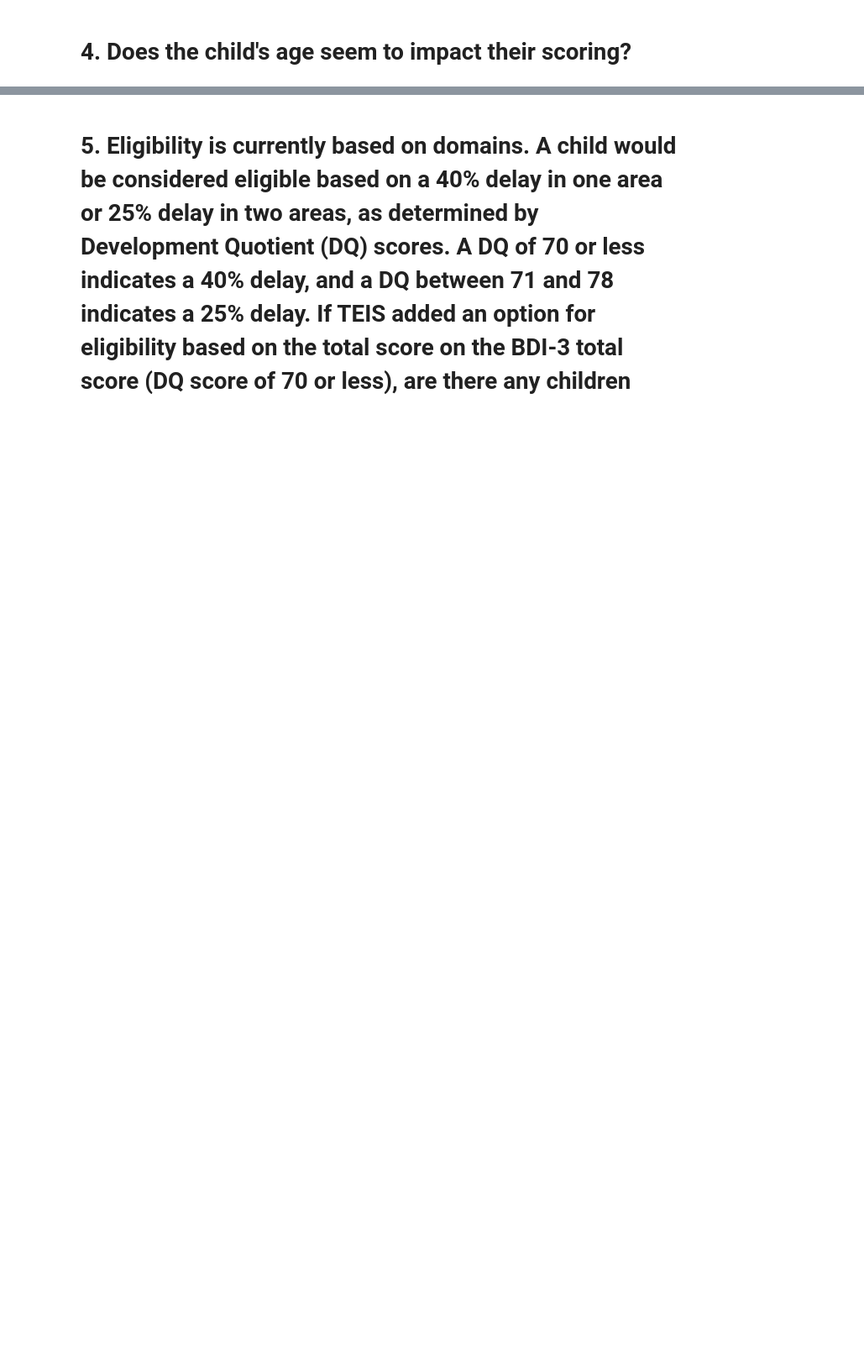
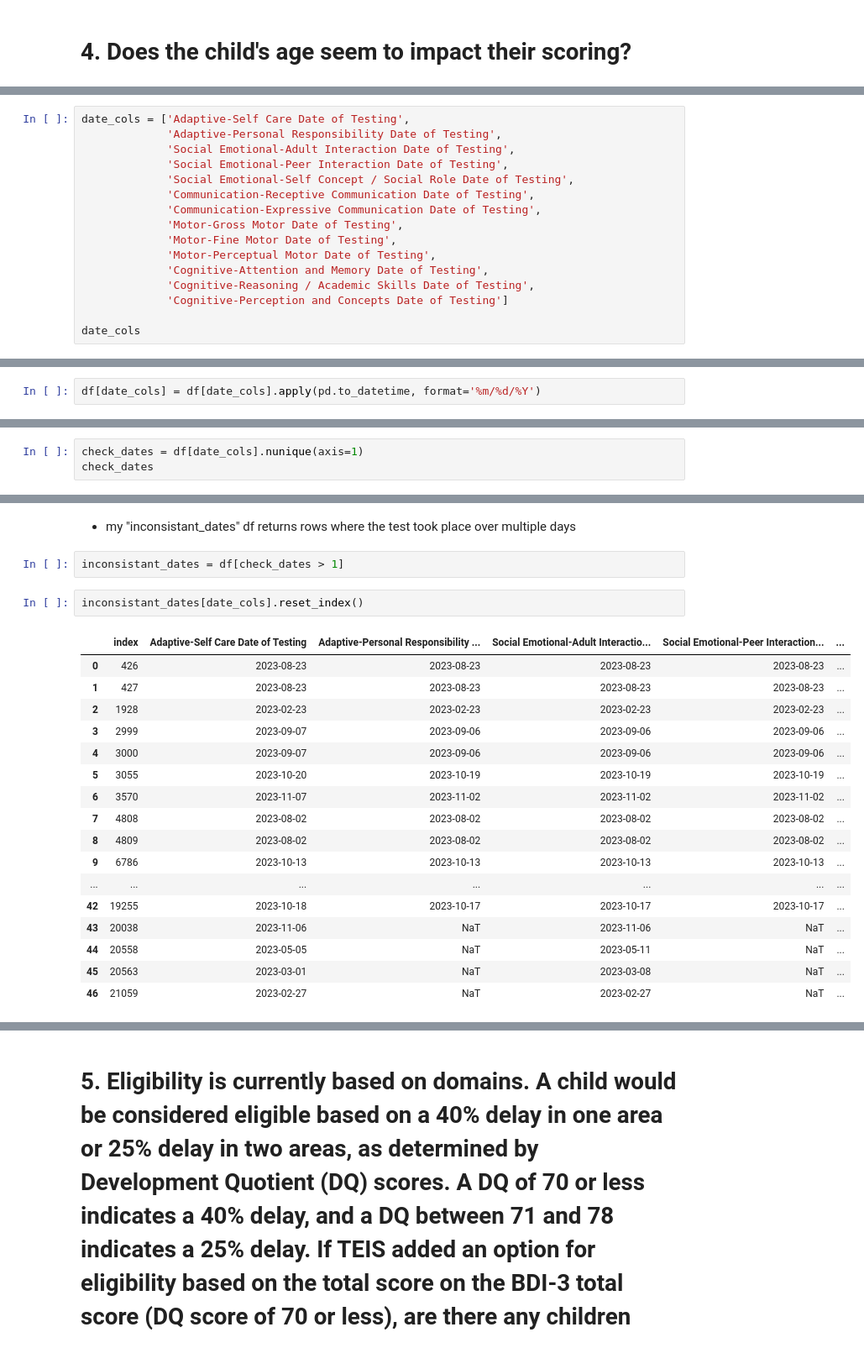
Before and after one commit to NSS-Data-Analytics-Cohort-17/partner-project-brazil, a Jupyter notebook: chloe_TEIS BDI-3 Analysis.ipynb, the cells around one changed output, grey strips where cells are left out. Shown at 84% size. Cells and saved outputs as stored; diff of their text form; blank space fills up the shorter version.

```diff
--- a/chloe_TEIS BDI-3 Analysis.ipynb
+++ b/chloe_TEIS BDI-3 Analysis.ipynb
@@ -270,0 +463,16 @@ expressive.figure.savefig('expressiv_comm.jpg')
+# %%
+date_cols = ['Adaptive-Self Care Date of Testing',
+             'Adaptive-Personal Responsibility Date of Testing',
+             'Social Emotional-Adult Interaction Date of Testing',
+             'Social Emotional-Peer Interaction Date of Testing',
+             'Social Emotional-Self Concept / Social Role Date of Testing',
+             'Communication-Receptive Communication Date of Testing',
+             'Communication-Expressive Communication Date of Testing',
+             'Motor-Gross Motor Date of Testing',
+             'Motor-Fine Motor Date of Testing',
+             'Motor-Perceptual Motor Date of Testing',
+             'Cognitive-Attention and Memory Date of Testing',
+             'Cognitive-Reasoning / Academic Skills Date of Testing',
+             'Cognitive-Perception and Concepts Date of Testing']
+
+date_cols
@@ -270,0 +495,2 @@ expressive.figure.savefig('expressiv_comm.jpg')
+# %%
+df[date_cols] = df[date_cols].apply(pd.to_datetime, format='%m/%d/%Y')
@@ -270,0 +535,3 @@ expressive.figure.savefig('expressiv_comm.jpg')
+# %%
+check_dates = df[date_cols].nunique(axis=1)
+check_dates
@@ -270,0 +551,24 @@ expressive.figure.savefig('expressiv_comm.jpg')
+# %% [markdown]
+- my "inconsistant_dates" df returns rows where the test took place over multiple days
+# %%
+inconsistant_dates = df[check_dates > 1]
+# %%
+inconsistant_dates[date_cols].reset_index()
+# %% [output]
+|  | index | Adaptive-Self Care Date of Testing | Adaptive-Personal Responsibility ... | Social Emotional-Adult Interactio... | Social Emotional-Peer Interaction... | ... |
+| 0 | 426 | 2023-08-23 | 2023-08-23 | 2023-08-23 | 2023-08-23 | ... |
+| 1 | 427 | 2023-08-23 | 2023-08-23 | 2023-08-23 | 2023-08-23 | ... |
+| 2 | 1928 | 2023-02-23 | 2023-02-23 | 2023-02-23 | 2023-02-23 | ... |
+| 3 | 2999 | 2023-09-07 | 2023-09-06 | 2023-09-06 | 2023-09-06 | ... |
+| 4 | 3000 | 2023-09-07 | 2023-09-06 | 2023-09-06 | 2023-09-06 | ... |
+| 5 | 3055 | 2023-10-20 | 2023-10-19 | 2023-10-19 | 2023-10-19 | ... |
+| 6 | 3570 | 2023-11-07 | 2023-11-02 | 2023-11-02 | 2023-11-02 | ... |
+| 7 | 4808 | 2023-08-02 | 2023-08-02 | 2023-08-02 | 2023-08-02 | ... |
+| 8 | 4809 | 2023-08-02 | 2023-08-02 | 2023-08-02 | 2023-08-02 | ... |
+| 9 | 6786 | 2023-10-13 | 2023-10-13 | 2023-10-13 | 2023-10-13 | ... |
+| ... | ... | ... | ... | ... | ... | ... |
+| 42 | 19255 | 2023-10-18 | 2023-10-17 | 2023-10-17 | 2023-10-17 | ... |
+| 43 | 20038 | 2023-11-06 | NaT | 2023-11-06 | NaT | ... |
+| 44 | 20558 | 2023-05-05 | NaT | 2023-05-11 | NaT | ... |
+| 45 | 20563 | 2023-03-01 | NaT | 2023-03-08 | NaT | ... |
+| 46 | 21059 | 2023-02-27 | NaT | 2023-02-27 | NaT | ... |
```
Also changed, not shown: parts of 94 cells of this notebook, 4 other files.
